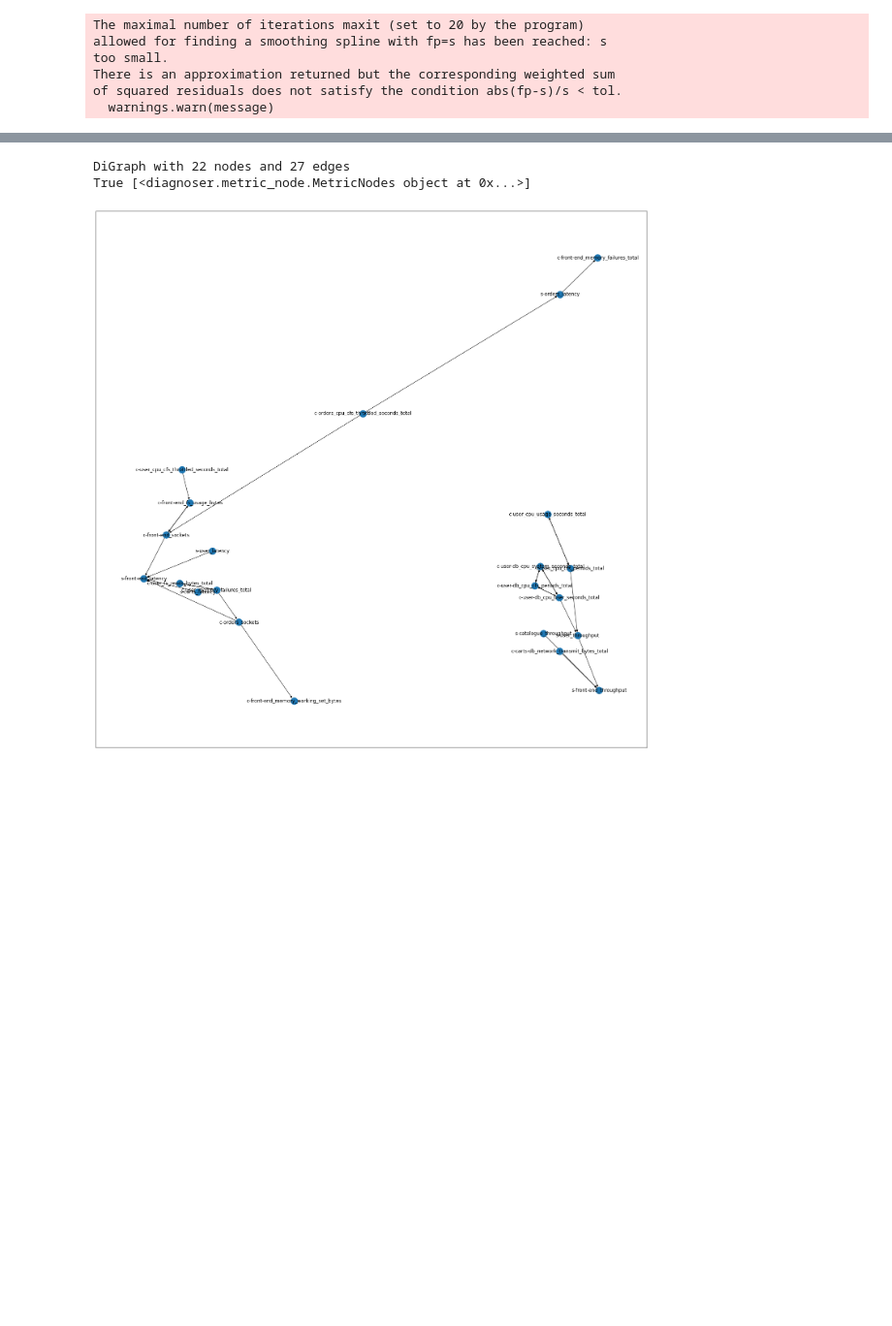
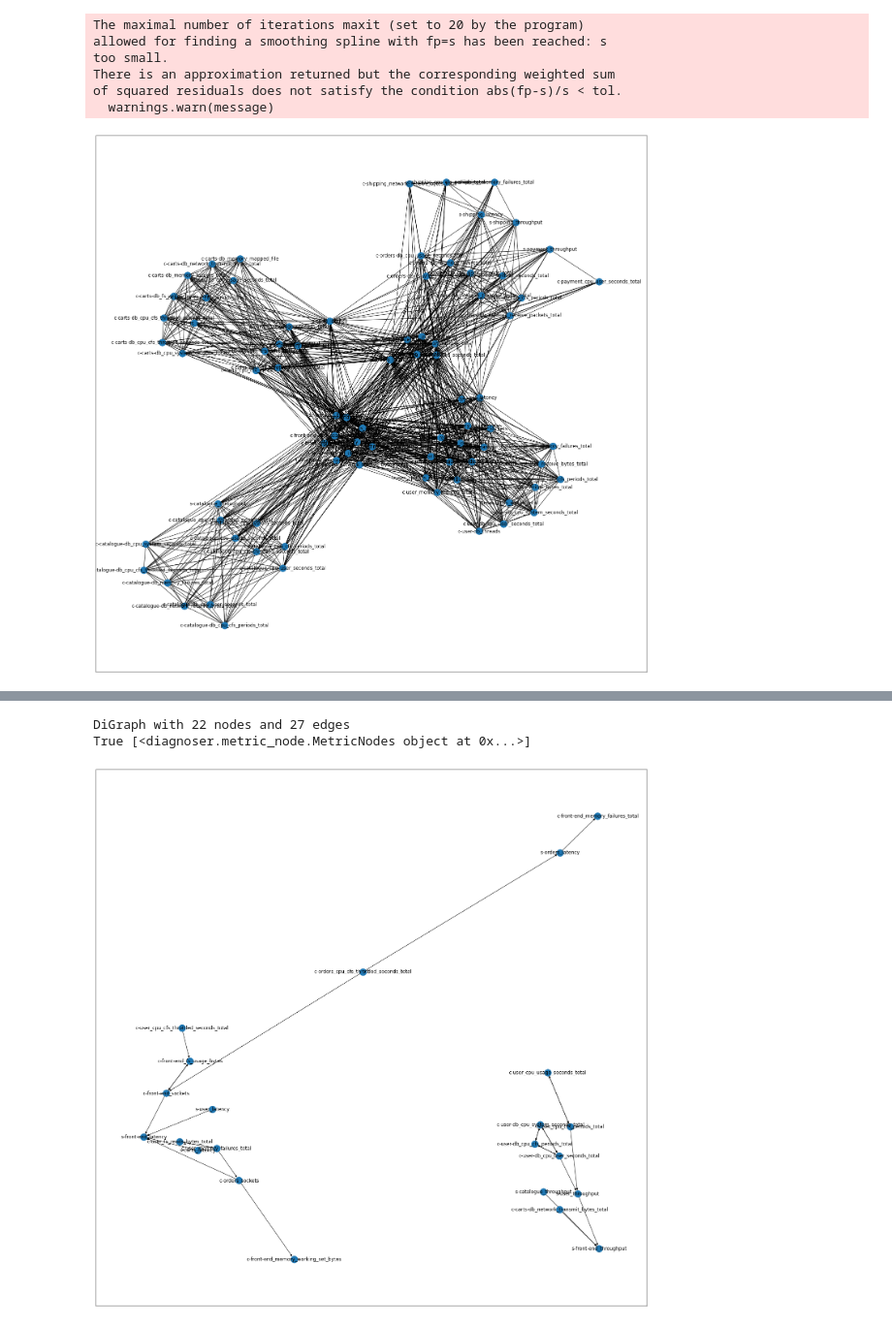
Before and after one commit to ai4sre/meltria-analyzer, a Jupyter notebook: notebooks/investigate_ci_test_pc.ipynb, the cells around one changed output, grey strips where cells are left out. Shown at 97% size. Saved outputs shown, nothing was run; the diff lists cells and outputs as text; code cells hidden in the pictures; blank space fills up the shorter version.

```diff
--- a/notebooks/investigate_ci_test_pc.ipynb
+++ b/notebooks/investigate_ci_test_pc.ipynb
@@ -4,6 +4,7 @@
 from multiprocessing import cpu_count
 import sys
 import networkx as nx
+import matplotlib.pyplot as plt
 
 sys.path.append('../')
 from tsdr import tsdr
@@ -16,33 +17,36 @@ import eval.priorknowledge as pk
 filepath = '/datasets/argowf-chaos-hg68n/2021-12-09-argowf-chaos-hg68n-user_pod-memory-hog_1.json'
 data_df, mappings = loader.read_metrics_file(filepath)
 
 reducer = tsdr.Tsdr(tsdr.ar_based_ad_model, **{
     'tsifter_step1_ar_regression': 'n',
     'tsifter_step1_ar_anomaly_score_threshold': 0.01,
     'tsifter_step1_cv_threshold': 0.05,
     'tsifter_step1_ar_dynamic_prediction': False,
     'tsifter_step2_clustering_threshold': 0.01,
     'tsifter_step2_clustered_series_type': 'raw',
     'tsifter_step2_clustering_dist_type': 'sbd',
     'tsifter_step2_clustering_choice_method': 'medoid',
     'tsifter_step2_clustering_linkage_method': 'single',
 })
 _, reduced_df_by_step, metrics_dimension, _ = reducer.run(
     series=data_df,
     max_workers=cpu_count(),
 )
 reduced_df = reduced_df_by_step['step2']
 
 dataset = filter_by_target_metrics(reduced_df)
 nodes: mn.MetricNodes = mn.MetricNodes.from_dataframe(dataset)
 init_g: nx.Graph = prepare_init_graph(nodes, mappings)
+fig = plt.figure(1, figsize=(25, 25))
+nx.draw_networkx(init_g, node_size=300, pos=nx.spring_layout(init_g))
 # %% [output]
 The maximal number of iterations maxit (set to 20 by the program)
 allowed for finding a smoothing spline with fp=s has been reached: s
 too small.
 There is an approximation returned but the corresponding weighted sum
 of squared residuals does not satisfy the condition abs(fp-s)/s < tol.
   warnings.warn(message)
+[figure, added]
 # %%
 %reload_ext autoreload
 %autoreload 2
```
Also changed, not shown: parts of 3 cells of this notebook.
